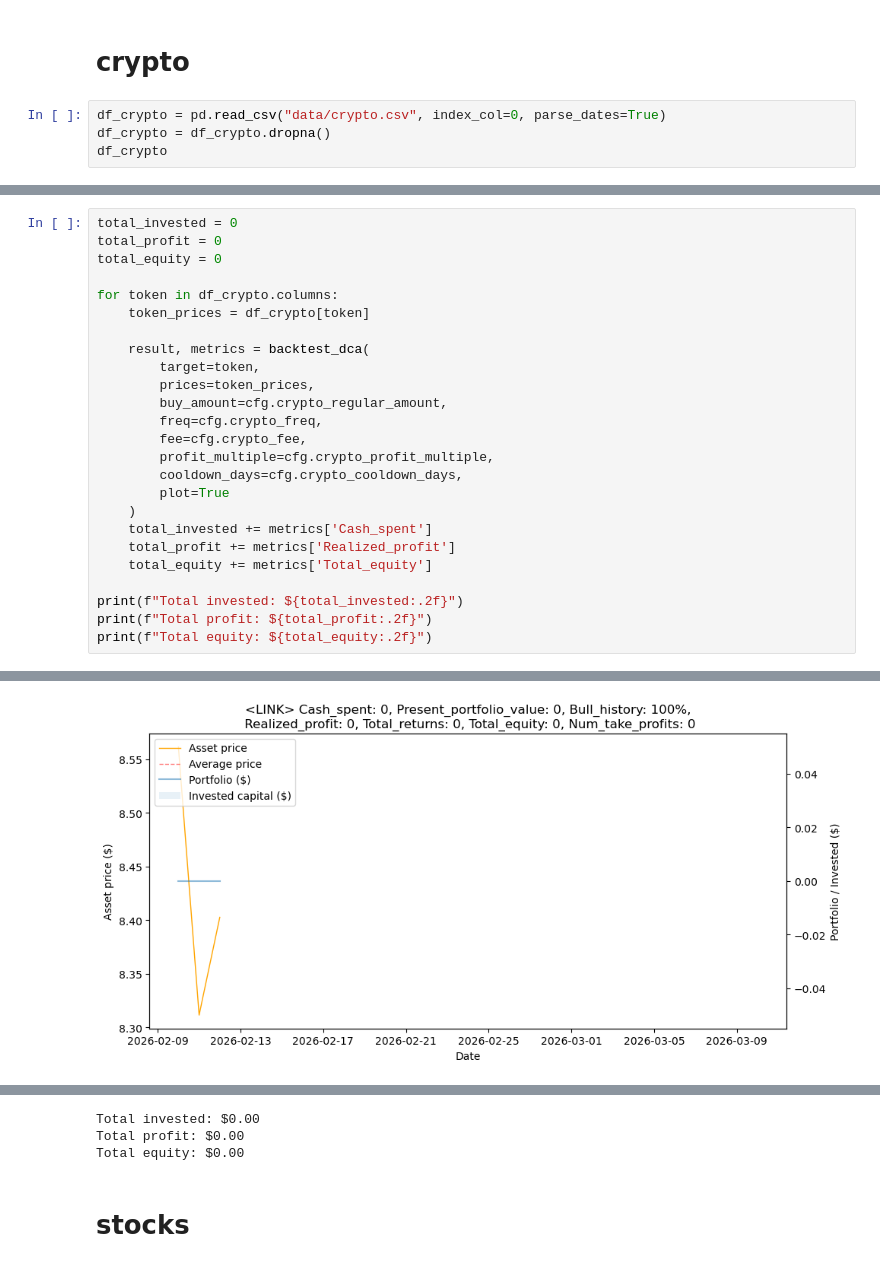
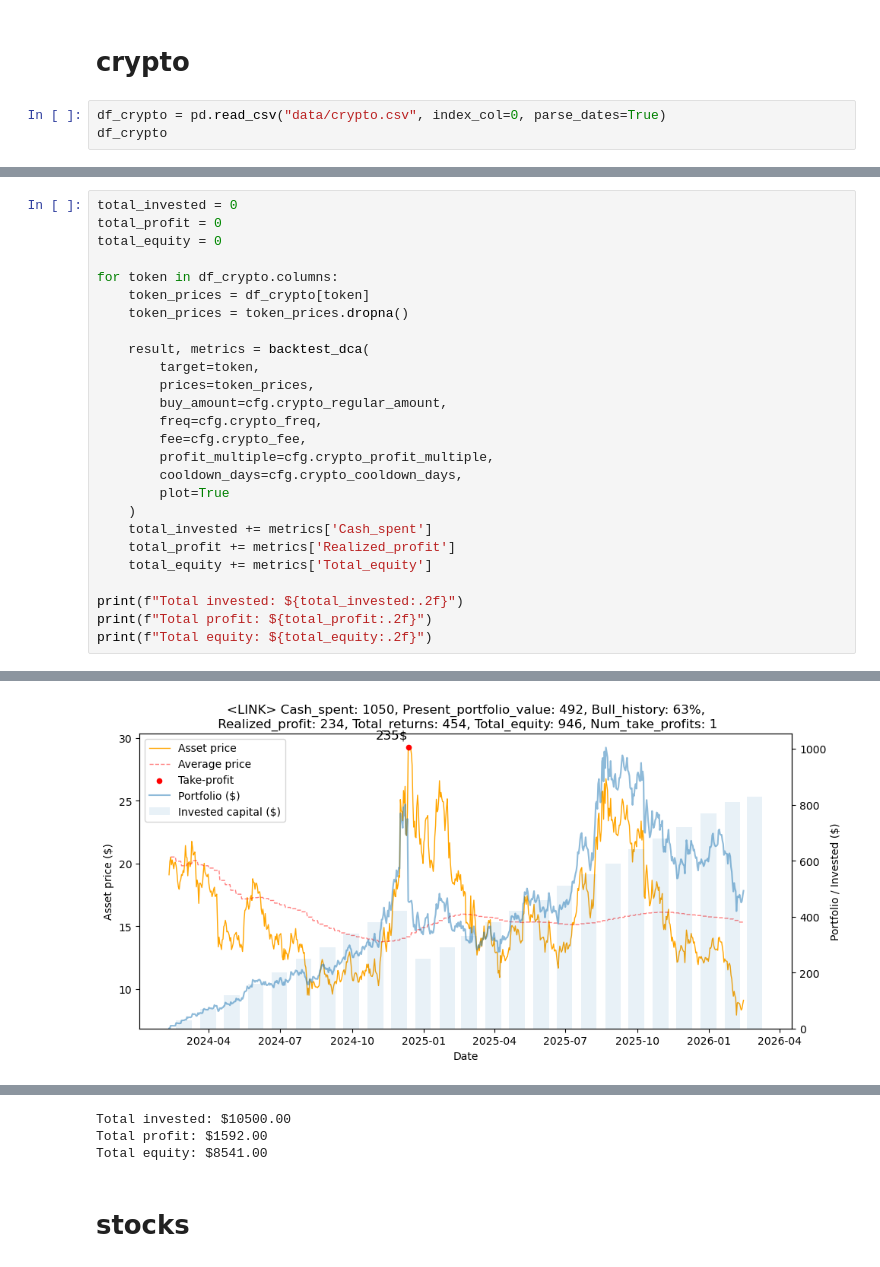
Before and after one commit to Familenko/backtest, a Jupyter notebook: manifest/main.ipynb, the cells around one changed output, grey strips where cells are left out. Drawn from its saved outputs; the diff is of its cells as text.

```diff
--- a/manifest/main.ipynb
+++ b/manifest/main.ipynb
@@ -23,7 +27,6 @@ Loading data for {'BTC': 'BTC-USD', 'ETH': 'ETH-USD', 'BNB': 'BNB-USD', 'XRP': '
 # crypto
 # %%
 df_crypto = pd.read_csv("data/crypto.csv", index_col=0, parse_dates=True)
-df_crypto = df_crypto.dropna()
 df_crypto
 # %% [output]
 |  | BTC | ETH | BNB | XRP | SOL | DOT | ADA | TON | LINK | AVAX |
@@ -38,6 +50,7 @@ total_equity = 0
 
 for token in df_crypto.columns:
     token_prices = df_crypto[token]
+    token_prices = token_prices.dropna()
 
     result, metrics = backtest_dca(
         target=token,
@@ -68 +81 @@ print(f"Total equity: ${total_equity:.2f}")
-[figure, old version]
+[figure, new version]
@@ -70,6 +83,6 @@ print(f"Total equity: ${total_equity:.2f}")
-Total invested: $0.00
-Total profit: $0.00
-Total equity: $0.00
+Total invested: $10500.00
+Total profit: $1592.00
+Total equity: $8541.00
 # %% [markdown]
 # stocks
 # %%
```
Also changed, not shown: parts of 5 cells of this notebook, 2 other files.
